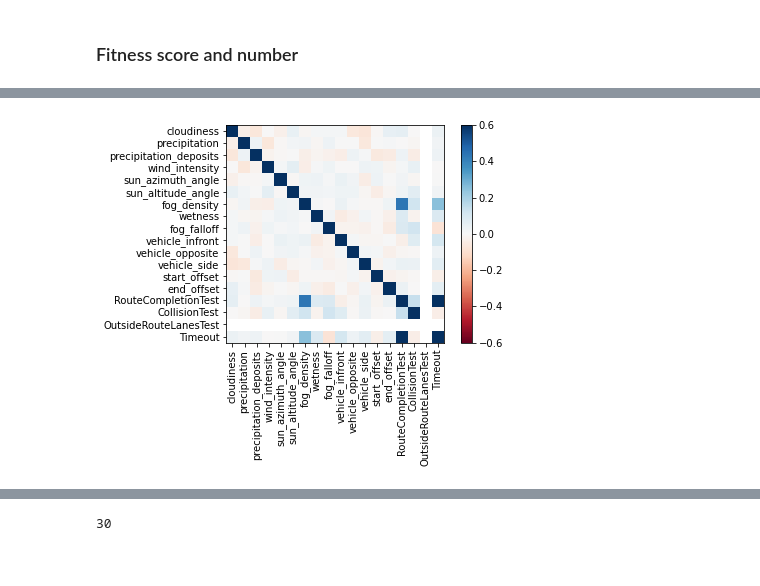
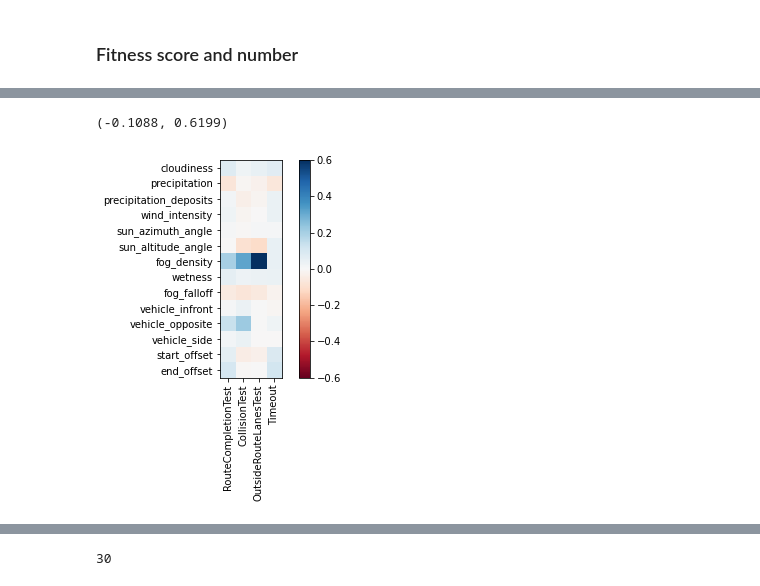
Before and after one commit to GuannanLou/TCP, a Jupyter notebook: tools/statistic.ipynb, the cells around one changed output, grey strips where cells are left out. Cells and saved outputs as stored; diff of their text form; code cells hidden in the pictures.

```diff
--- a/tools/statistic.ipynb
+++ b/tools/statistic.ipynb
@@ -91,9 +84,10 @@ scenario_header = ["cloudiness",
                    "vehicle_side",
                    "start_offset",
                    "end_offset"]
+
 scenarios = pd.read_csv(data_folders[0]+'scenario.csv',names=scenario_header)
-scenarios = pd.concat([scenarios, pd.read_csv(data_folders[1]+'scenario.csv',names=scenario_header)])
-scenarios = pd.concat([scenarios, pd.read_csv(data_folders[2]+'scenario.csv',names=scenario_header)])
+for i in range(1, len(data_folders)):
+    scenarios = pd.concat([scenarios, pd.read_csv(data_folders[i]+'scenario.csv',names=scenario_header)])
 print(scenarios.shape)
 
 # plt.figure(figsize=(20,2))
@@ -106,8 +100,8 @@ plt.show()
 # %%
 fitness_header = ["DOL","DVE","DPD","DSM","DFD"]
 fitnesses = pd.read_csv(data_folders[0]+'fitness.csv',names=fitness_header)
-fitnesses = pd.concat([fitnesses, pd.read_csv(data_folders[1]+'fitness.csv',names=fitness_header)])
-fitnesses = pd.concat([fitnesses, pd.read_csv(data_folders[2]+'fitness.csv',names=fitness_header)])
+for i in range(1, len(data_folders)):
+    fitnesses = pd.concat([fitnesses, pd.read_csv(data_folders[i]+'fitness.csv',names=fitness_header)])
 print(fitnesses.shape)
 
 for fitness_label in fitness_header:
@@ -166,8 +159,8 @@ criterion_header = ["RouteCompletionTest",
                     "AgentBlockedTest_figure",
                     "Timeout"]
 criterions = pd.read_csv(data_folders[0]+'criterion-replace.csv',names=criterion_header)
-criterions = pd.concat([criterions, pd.read_csv(data_folders[1]+'criterion.csv',names=criterion_header)])
-criterions = pd.concat([criterions, pd.read_csv(data_folders[2]+'criterion.csv',names=criterion_header)])
+for i in range(1, len(data_folders)):
+    criterions = pd.concat([criterions, pd.read_csv(data_folders[i]+'criterion.csv',names=criterion_header)])
 print(criterions.shape)
 criterions.head()
 # %% [output]
@@ -222,0 +230,14 @@ plt.show()
+# %%
+# select_criterions = ["RouteCompletionTest", "CollisionTest", "RunningRedLightTest", "Timeout"]
+select_criterions = ["RouteCompletionTest", "CollisionTest", "OutsideRouteLanesTest", "Timeout"]
+
+scenario_criterion = pd.concat([scenarios, criterions[select_criterions]],axis=1)
+
+print("({}, {})".format(round(scenario_criterion.corr().to_numpy()[14:18, 14:18].min(), 4),
+                        round(scenario_criterion.corr().to_numpy()[14:18, 14:18].max(), 4)))
+
+plt.imshow(scenario_criterion.corr().to_numpy()[14:18,14:18], cmap='RdBu', vmin=-1, vmax=1)
+plt.yticks(range(4),scenario_criterion.columns.tolist()[14:18])
+plt.xticks(range(4),scenario_criterion.columns.tolist()[14:18],rotation=90)
+plt.colorbar()
+plt.show()
@@ -223,10 +247,15 @@ plt.show()
 # %%
-scenario_criterion = pd.concat([scenarios, criterions[["RouteCompletionTest", "CollisionTest", "OutsideRouteLanesTest", "Timeout"]]],axis=1)
+scenario_criterion = pd.concat([scenarios, criterions[select_criterions]],axis=1)
 
-plt.imshow(scenario_criterion.corr().to_numpy(), cmap='RdBu', vmin=-0.6, vmax=0.6)
-plt.yticks(range(18),scenario_criterion.columns.tolist())
-plt.xticks(range(18),scenario_criterion.columns.tolist(),rotation=90)
+print("({}, {})".format(round(scenario_criterion.corr().to_numpy()[:14, 14:18].min(), 4),
+                        round(scenario_criterion.corr().to_numpy()[:14, 14:18].max(), 4)))
+
+plt.imshow(scenario_criterion.corr().to_numpy()[:14, 14:18], cmap='RdBu', vmin=-0.6, vmax=0.6)
+plt.yticks(range(14),scenario_criterion.columns.tolist()[:14])
+plt.xticks(range(4),scenario_criterion.columns.tolist()[14:18],rotation=90)
 plt.colorbar()
 plt.show()
+# Positive means easy to cause failure
 # %% [output]
+(-0.1088, 0.6199)
-[figure, old version]
+[figure, new version]
```
Also changed, not shown: parts of 39 cells of this notebook, 15 other files.
